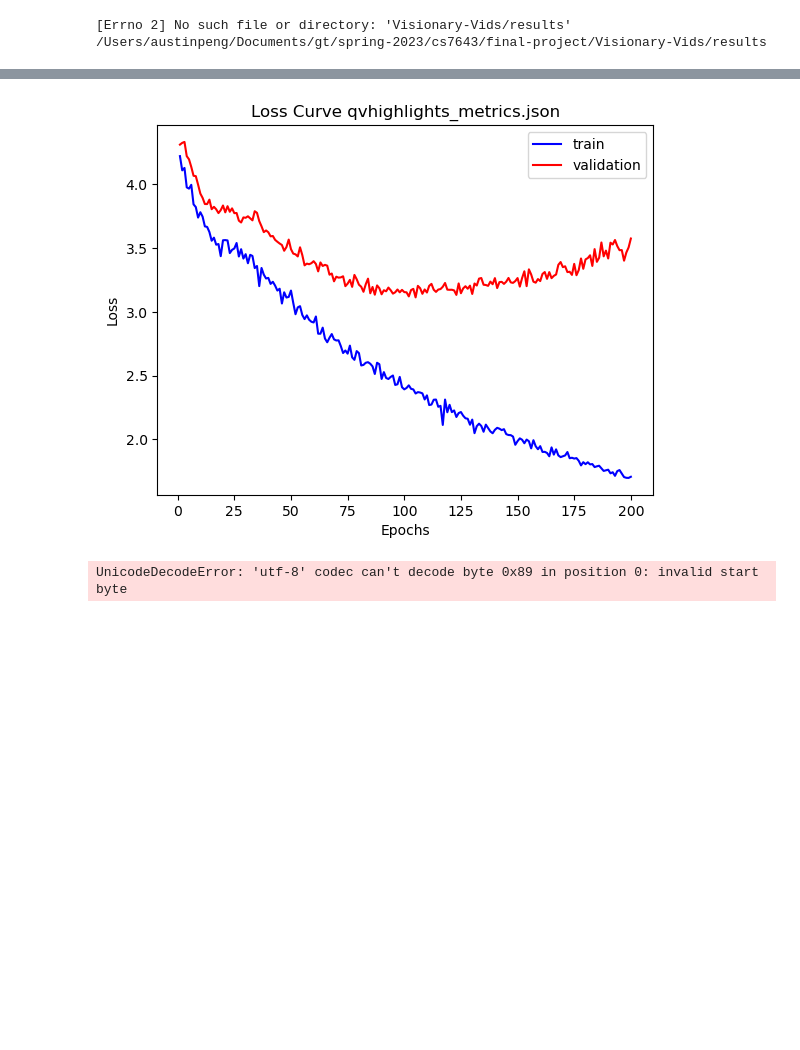
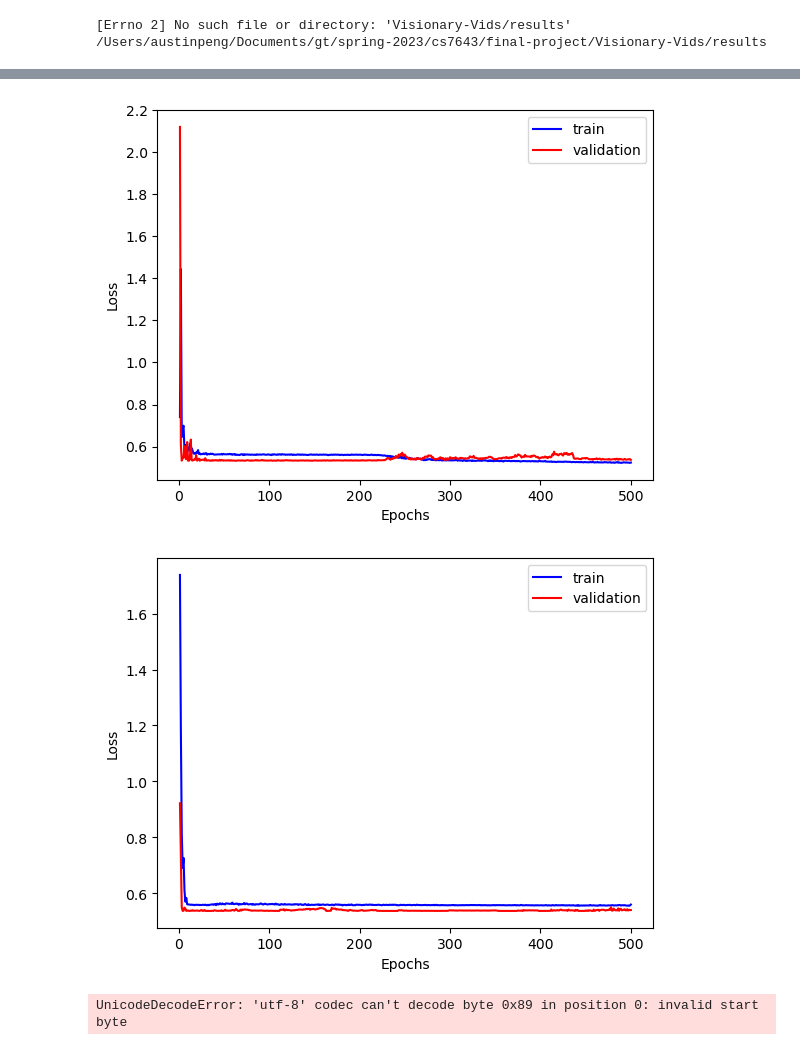
Before and after one commit to Skyline-9/Visionary-Vids, a Jupyter notebook: results/loss_curve_script.ipynb, the cells around one changed output, grey strips where cells are left out. Saved outputs shown, nothing was run; the diff lists cells and outputs as text; code cells hidden in the pictures; blank space fills up the shorter version.

Commit message:
remove graph titles

```diff
--- a/results/loss_curve_script.ipynb
+++ b/results/loss_curve_script.ipynb
@@ -17,11 +17,13 @@ Resolving deltas: 100% (154/154), done.
 # import required module
 import os
 # assign directory (pick whichever dataset you want to do)
-directory = 'qvhighlights'
+directory = 'tvsum'
 
 # iterate over files in
 # that directory
-for filename in os.listdir(directory):
+json_files = [f for f in os.listdir(directory) if f.endswith('.json')]
+
+for filename in json_files:
     f = os.path.join(directory, filename)
     # checking if it is a file
     if os.path.isfile(f):
@@ -35,7 +45,7 @@ import matplotlib.pyplot as plt
 # iterate over files in
 # that directory
 
-for filename in os.listdir(directory):
+for filename in json_files:
     train_epochs = list()
     train_loss = list()
     val_epochs = list()
@@ -57,34 +67,35 @@ for filename in os.listdir(directory):
           if (directory == "qvhighlights" and obj["iter"] == 226) or (directory == "charades" and obj["iter"] == 1551) or (directory == "tvsum") or (directory == "youtube"):
             train_epochs.append(obj["epoch"])
             train_loss.append(obj["loss"])
 
         elif obj["mode"] == "val":
           val_epochs.append(obj["epoch"])
           val_loss.append(obj["loss"])
 
 
     # Group the losses by epoch in groups of 10
     #groups = [(epochs[i:i+10], loss[i:i+10]) for i in range(0, len(loss), 10)]
     #min_epochs = [min(group[0]) for group in groups]
     #min_loss = [min(group[1]) for group in groups]
     # Plot the minimum losses for each group of 10 epochs
 
     # Create a figure and axis object
     fig, ax = plt.subplots()
 
     # Plot the two lines
     ax.plot(train_epochs, train_loss, color='blue', label='train')
     ax.plot(val_epochs, val_loss, color='red', label='validation')
 
     # Set the title, axis labels, and legend
-    ax.set_title(f'Loss Curve {filename}')
+    # ax.set_title(f'Loss Curve {filename}')
     ax.set_xlabel('Epochs')
     ax.set_ylabel('Loss')
     ax.legend()
 
     # Show the plot
     plt.show()
-    fig.savefig(f'loss_{filename}.png', dpi=600, bbox_inches='tight')
+    fig.savefig(f'{directory}/loss_{filename}.png', dpi=600, bbox_inches='tight')
 # %% [output]
-[figure, old version]
+[figure, new version]
+[figure, added]
 UnicodeDecodeError: 'utf-8' codec can't decode byte 0x89 in position 0: invalid start byte
```
Also changed, not shown: parts of 1 cell of this notebook, 18 other files.
